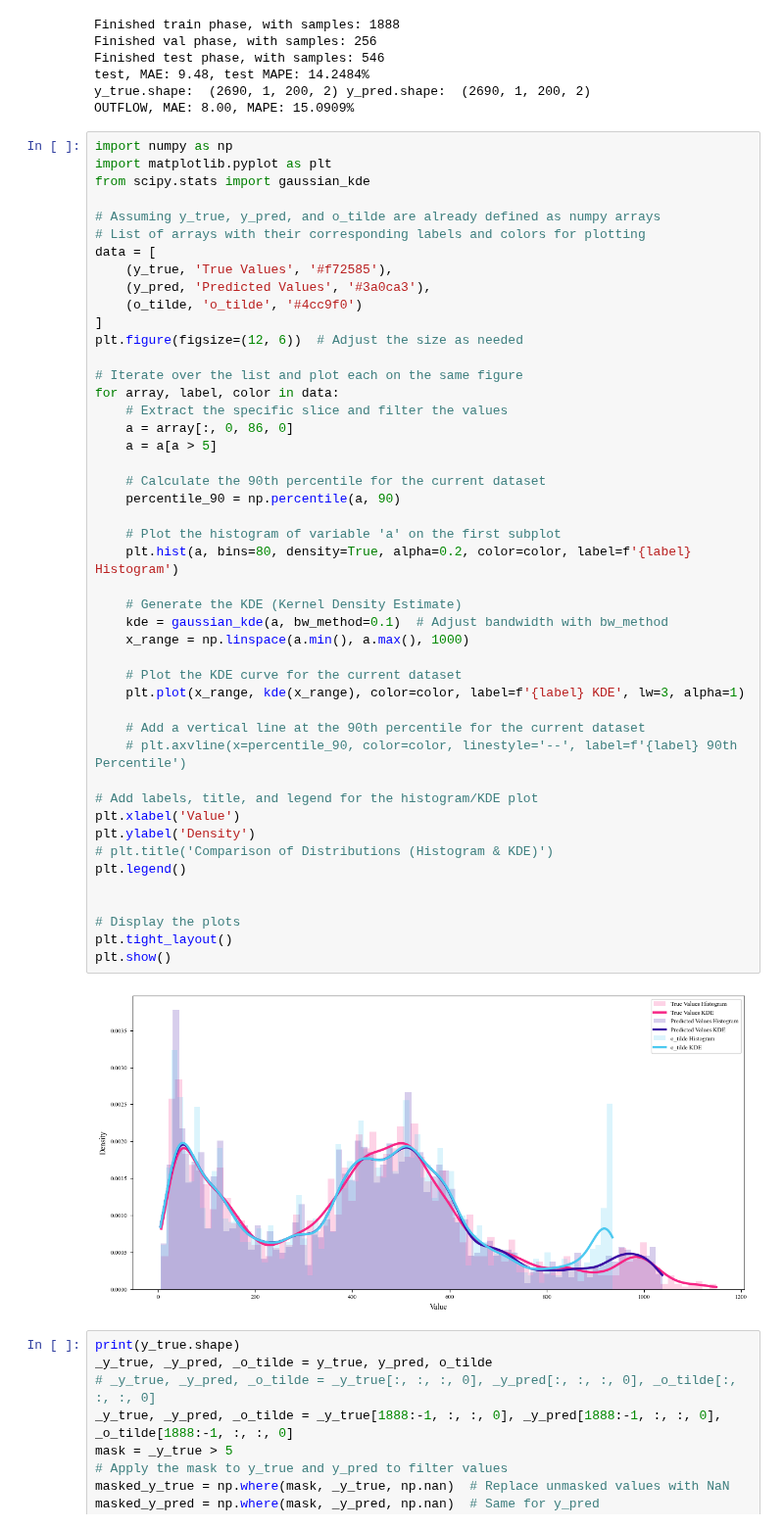
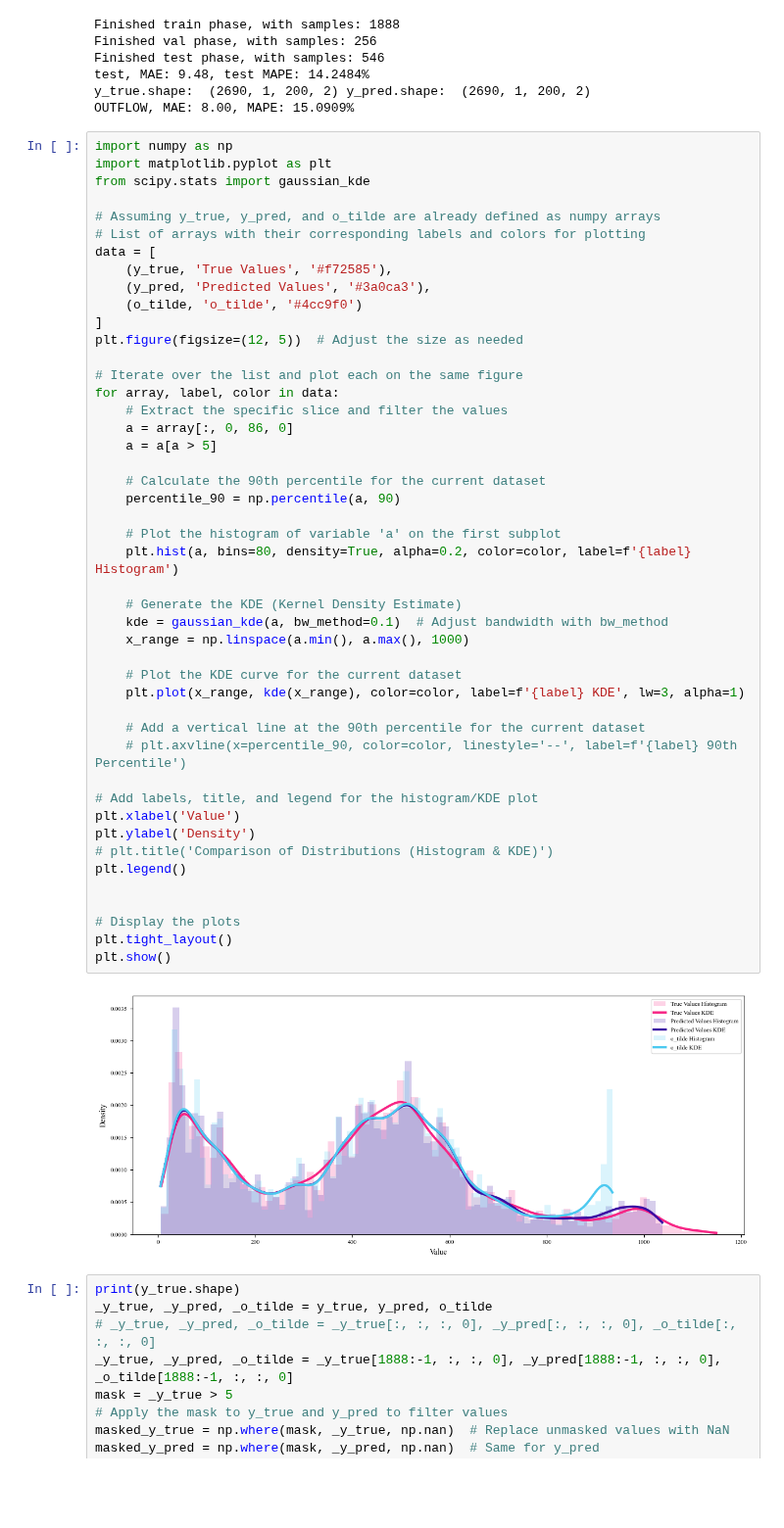
Before and after one commit to omerAJ/Hyb-STEX, a Jupyter notebook: plottingForPPR.ipynb, the cells around one changed output. Shown at 98% size. Drawn from its saved outputs; the diff is of its cells as text; blank space fills up the shorter version.

```diff
--- a/plottingForPPR.ipynb
+++ b/plottingForPPR.ipynb
@@ -265,7 +265,7 @@ data = [
     (y_pred, 'Predicted Values', '#3a0ca3'),
     (o_tilde, 'o_tilde', '#4cc9f0')
 ]
-plt.figure(figsize=(12, 6))  # Adjust the size as needed
+plt.figure(figsize=(12, 5))  # Adjust the size as needed
 
 # Iterate over the list and plot each on the same figure
 for array, label, color in data:
@@ -273,34 +273,34 @@ for array, label, color in data:
     a = array[:, 0, 86, 0]
     a = a[a > 5]
 
     # Calculate the 90th percentile for the current dataset
     percentile_90 = np.percentile(a, 90)
 
     # Plot the histogram of variable 'a' on the first subplot
     plt.hist(a, bins=80, density=True, alpha=0.2, color=color, label=f'{label} Histogram')
 
     # Generate the KDE (Kernel Density Estimate)
     kde = gaussian_kde(a, bw_method=0.1)  # Adjust bandwidth with bw_method
     x_range = np.linspace(a.min(), a.max(), 1000)
 
     # Plot the KDE curve for the current dataset
     plt.plot(x_range, kde(x_range), color=color, label=f'{label} KDE', lw=3, alpha=1)
 
     # Add a vertical line at the 90th percentile for the current dataset
     # plt.axvline(x=percentile_90, color=color, linestyle='--', label=f'{label} 90th Percentile')
 
 # Add labels, title, and legend for the histogram/KDE plot
 plt.xlabel('Value')
 plt.ylabel('Density')
 # plt.title('Comparison of Distributions (Histogram & KDE)')
 plt.legend()
 
 
 # Display the plots
 plt.tight_layout()
 plt.show()
 # %% [output]
-[figure, old version]
+[figure, new version]
 # %%
 print(y_true.shape)
 _y_true, _y_pred, _o_tilde = y_true, y_pred, o_tilde
```
Also changed, not shown: parts of 1 cell of this notebook.
